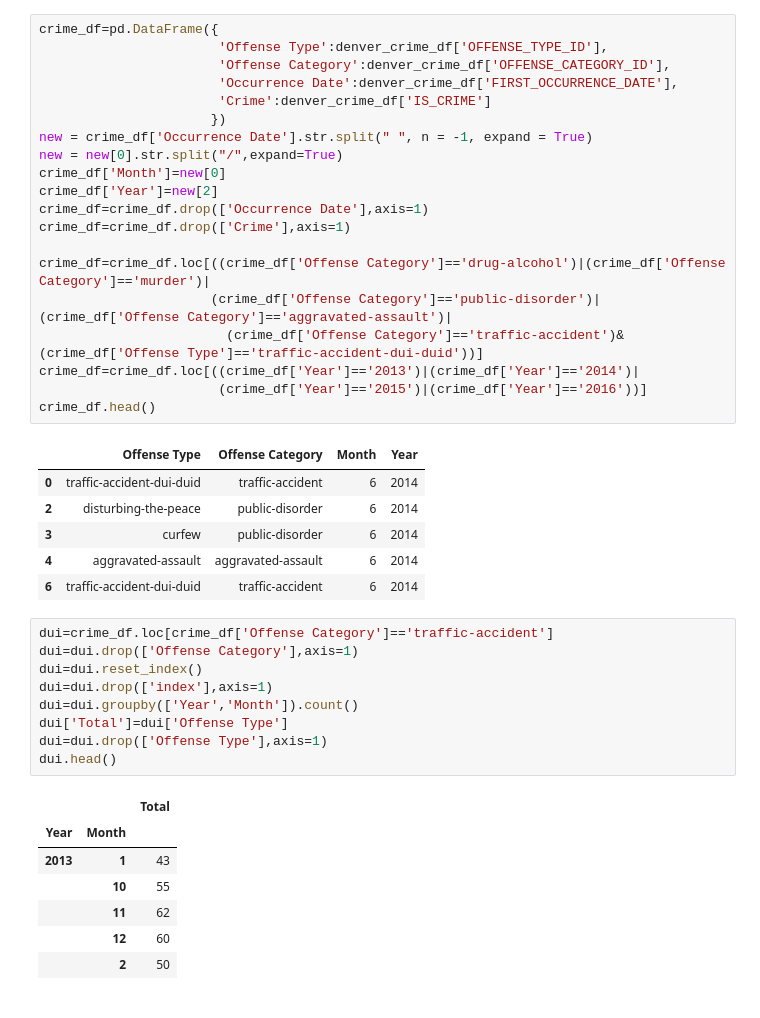
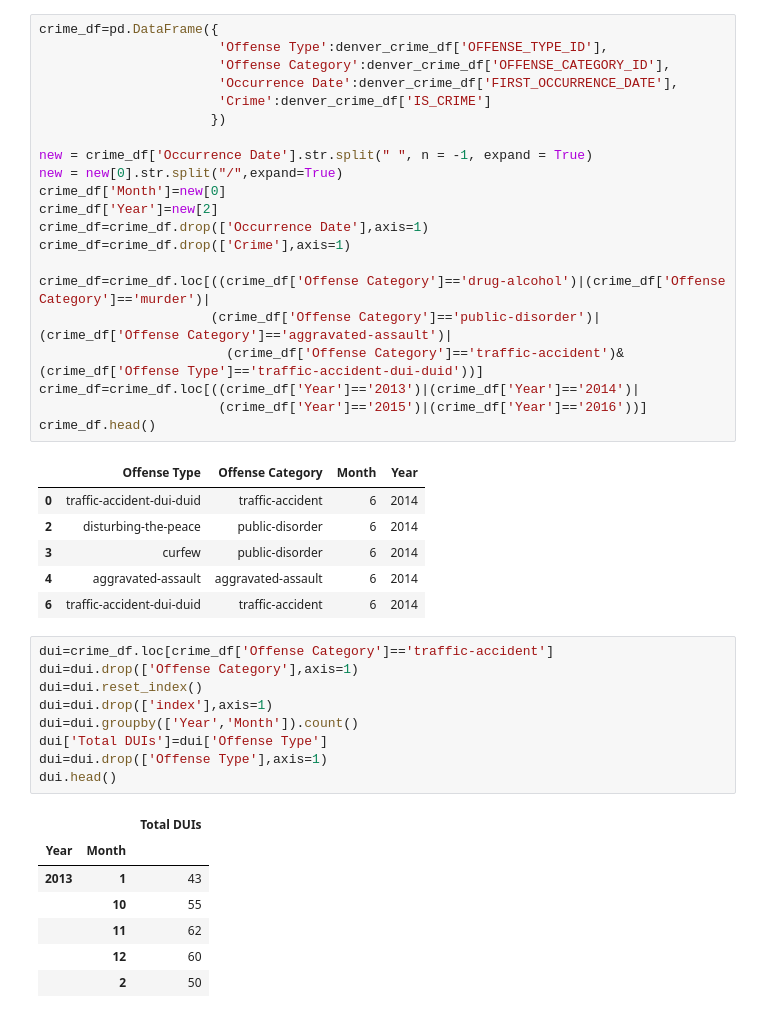
Before and after one commit to ethompson1988/Project-1, a Jupyter notebook: Untitled.ipynb, the cells around one changed output. Cells and saved outputs as stored; diff of their text form.

```diff
--- a/Untitled.ipynb
+++ b/Untitled.ipynb
@@ -12,6 +22,7 @@ crime_df=pd.DataFrame({
                        'Occurrence Date':denver_crime_df['FIRST_OCCURRENCE_DATE'],
                        'Crime':denver_crime_df['IS_CRIME']
                       })
+
 new = crime_df['Occurrence Date'].str.split(" ", n = -1, expand = True)
 new = new[0].str.split("/",expand=True)
 crime_df['Month']=new[0]
@@ -35,14 +46,14 @@ crime_df.head()
 # %%
 dui=crime_df.loc[crime_df['Offense Category']=='traffic-accident']
 dui=dui.drop(['Offense Category'],axis=1)
 dui=dui.reset_index()
 dui=dui.drop(['index'],axis=1)
 dui=dui.groupby(['Year','Month']).count()
-dui['Total']=dui['Offense Type']
+dui['Total DUIs']=dui['Offense Type']
 dui=dui.drop(['Offense Type'],axis=1)
 dui.head()
 # %% [output]
-|  |  | Total |
+|  |  | Total DUIs |
 | Year | Month |  |
 | 2013 | 1 | 43 |
 |  | 10 | 55 |
```
Also changed, not shown: parts of 12 cells of this notebook.
